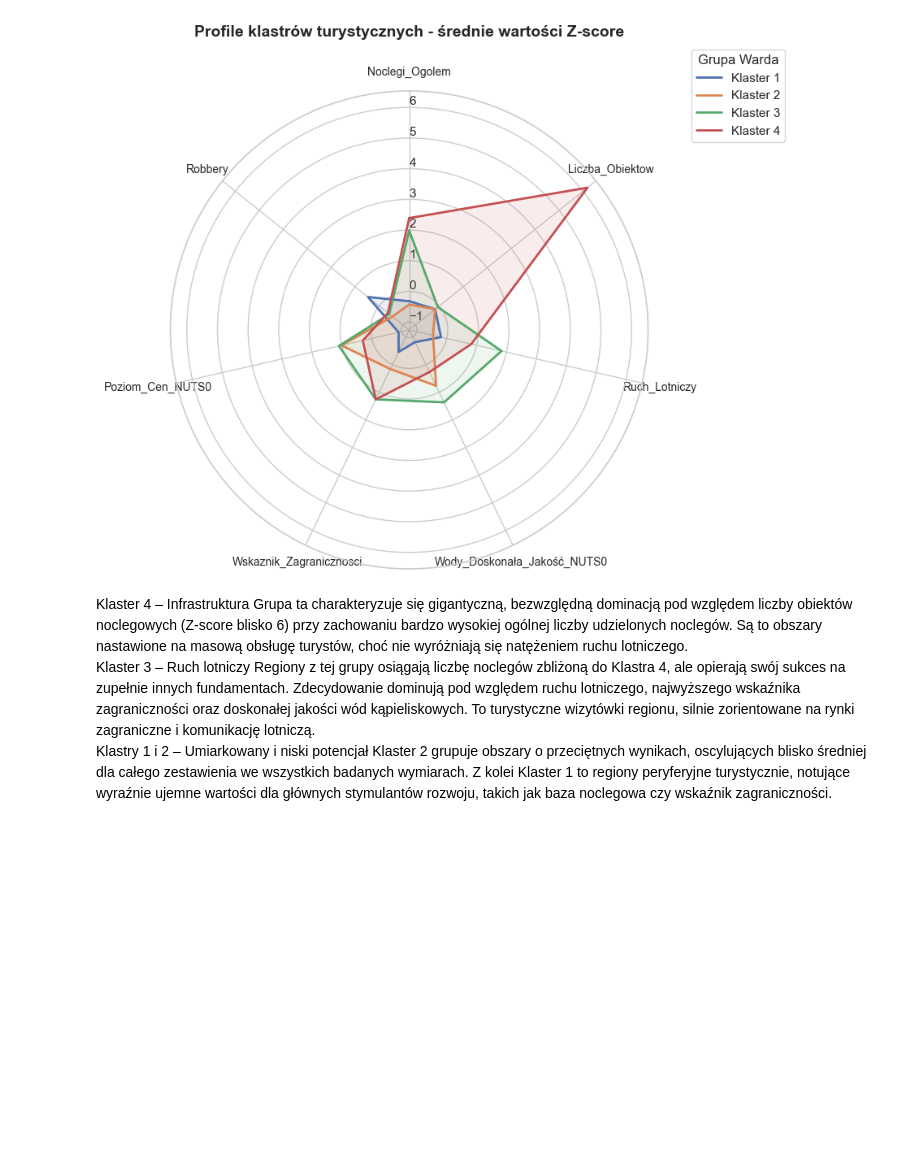
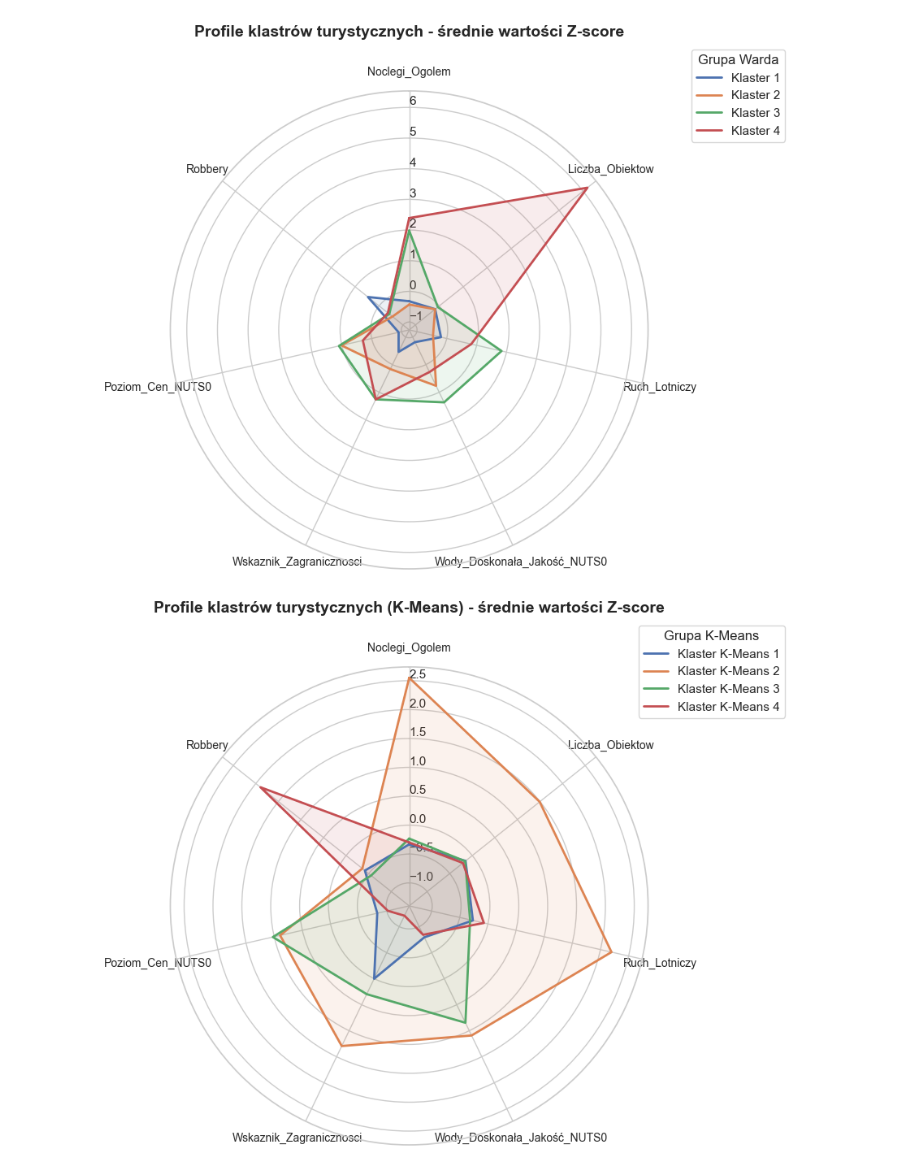
Before and after one commit to kawalerski-ja/Balkan-Tourism, a Jupyter notebook: Projekt_Balkany_Analiza_V3.ipynb, the cells around one changed output. Saved outputs shown, nothing was run; the diff lists cells and outputs as text; code cells hidden in the pictures; blank space fills up the shorter version.

```diff
--- a/Projekt_Balkany_Analiza_V3.ipynb
+++ b/Projekt_Balkany_Analiza_V3.ipynb
@@ -645,10 +647,40 @@ plt.tight_layout()
 plt.show()
 # %% [output]
 [figure]
-# %% [markdown]
-Klaster 4 – Infrastruktura
-Grupa ta charakteryzuje się gigantyczną, bezwzględną dominacją pod względem liczby obiektów noclegowych (Z-score blisko 6) przy zachowaniu bardzo wysokiej ogólnej liczby udzielonych noclegów. Są to obszary nastawione na masową obsługę turystów, choć nie wyróżniają się natężeniem ruchu lotniczego.
-Klaster 3 – Ruch lotniczy
-Regiony z tej grupy osiągają liczbę noclegów zbliżoną do Klastra 4, ale opierają swój sukces na zupełnie innych fundamentach. Zdecydowanie dominują pod względem ruchu lotniczego, najwyższego wskaźnika zagraniczności oraz doskonałej jakości wód kąpieliskowych. To turystyczne wizytówki regionu, silnie zorientowane na rynki zagraniczne i komunikację lotniczą.
-Klastry 1 i 2 – Umiarkowany i niski potencjał
-Klaster 2 grupuje obszary o przeciętnych wynikach, oscylujących blisko średniej dla całego zestawienia we wszystkich badanych wymiarach. Z kolei Klaster 1 to regiony peryferyjne turystycznie, notujące wyraźnie ujemne wartości dla głównych stymulantów rozwoju, takich jak baza noclegowa czy wskaźnik zagraniczności.
+# %%
+# Przygotowanie danych (wyciągnięcie średnich Z-score dla klastrów K-Means)
+X_std_radar_km = X_std.copy()
+
+X_std_radar_km['Cluster_KMeans'] = df['Cluster_KMeans']
+dane_radar_km = X_std_radar_km.groupby('Cluster_KMeans')[wybrane_zmienne].mean()
+
+# Definicja osi (kątów) dla wykresu wielokątnego
+kategorie = list(dane_radar_km.columns)
+N = len(kategorie)
+katy = [n / float(N) * 2 * pi for n in range(N)]
+katy += katy[:1] # Zamknięcie pętli
+
+fig, ax = plt.subplots(figsize=(9, 9), subplot_kw=dict(polar=True))
+
+# Ustawienie przesunięcia pierwszej osi na górę (godzina 12:00)
+ax.set_theta_offset(pi / 2)
+ax.set_theta_direction(-1)
+
+# Nanoszenie profili klastrów K-Means na wykres
+for idx, row in dane_radar_km.iterrows():
+    wartosci = row.values.flatten().tolist()
+    wartosci += wartosci[:1]
+
+    ax.plot(katy, wartosci, linewidth=2, linestyle='solid', label=f'Klaster K-Means {idx}')
+    ax.fill(katy, wartosci, alpha=0.1)
+
+# Formatowanie wyglądu
+plt.xticks(katy[:-1], kategorie, size=10)
+ax.set_rlabel_position(0)
+plt.title('Profile klastrów turystycznych (K-Means) - średnie wartości Z-score', size=14, y=1.1, fontweight='bold')
+plt.legend(loc='upper right', bbox_to_anchor=(1.3, 1.1), title="Grupa K-Means")
+
+plt.tight_layout()
+plt.show()
+# %% [output]
+[figure, added]
```
Also changed, not shown: parts of 10 cells of this notebook, 1 other file.
